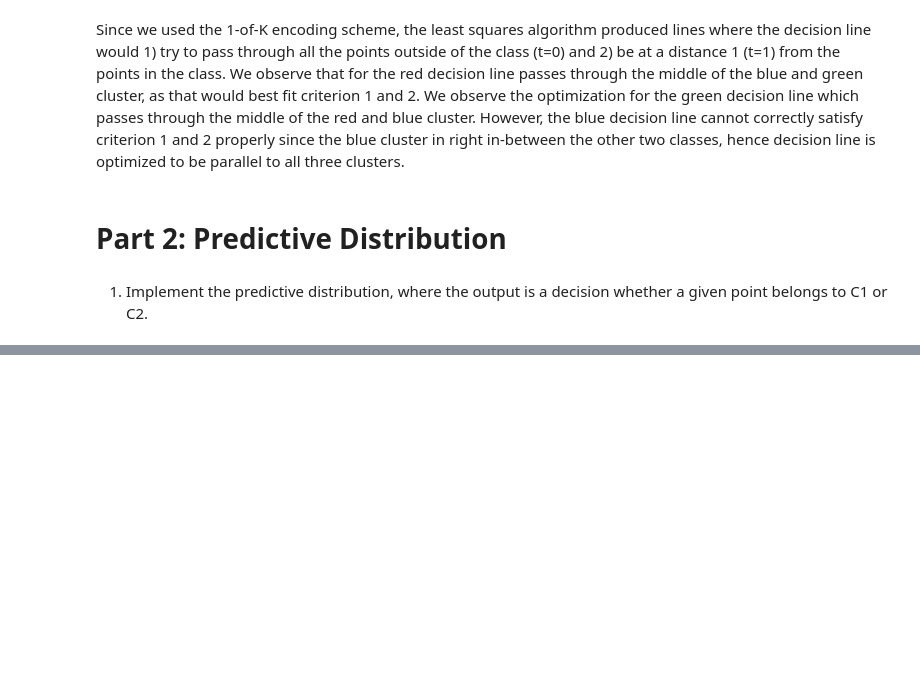
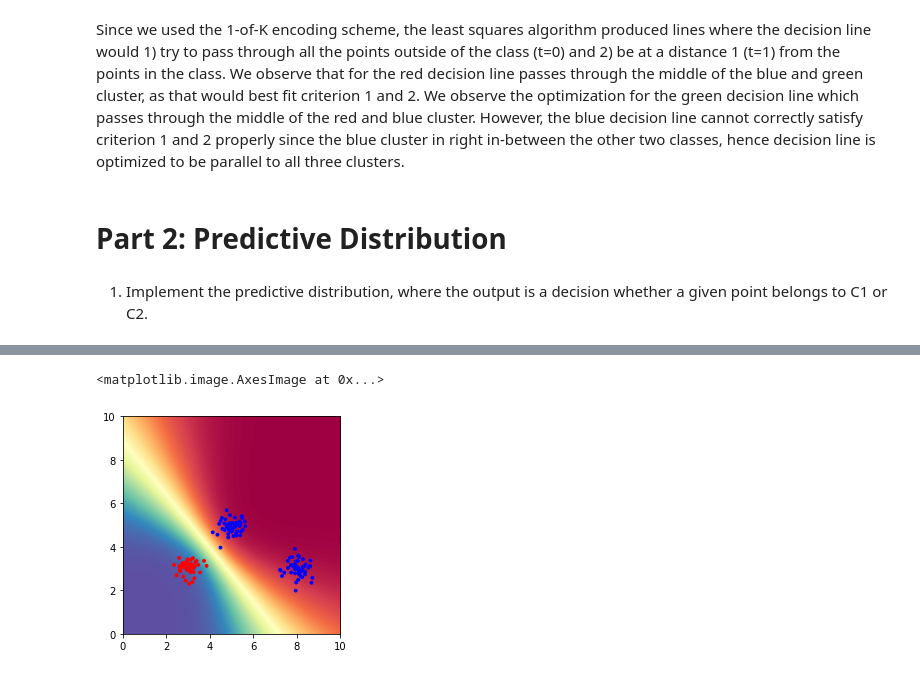
Before and after one commit to kvelon/ysc4216, a Jupyter notebook: assignments/Assignment 5 - Classification with Least Squares and Predictive Distribution.ipynb, the cells around one changed output, grey strips where cells are left out. Cells and saved outputs as stored; diff of their text form; code cells hidden in the pictures; blank space fills up the shorter version.

```diff
--- a/assignments/Assignment 5 - Classification with Least Squares and Predictive Distribution.ipynb
+++ b/assignments/Assignment 5 - Classification with Least Squares and Predictive Distribution.ipynb
@@ -373,0 +421,2 @@ array([0.73105858, 0.88079708, 0.95257413])
+# %%
+w_map, cov_q = get_wmap(X_dummy, tbar, m, S)
@@ -373,0 +442,8 @@ array([0.73105858, 0.88079708, 0.95257413])
+# %%
+# Function to compute predictive distribution
+def get_prob_blue(x, w, cov_q):
+    a_map = w.T * x.T
+    sigma_star = x * cov_q * x.T
+    prob = sigmoid(a_map / np.power(1 + sigma_star*np.pi/8, 1/2))
+
+    return prob
@@ -373,0 +456,9 @@ array([0.73105858, 0.88079708, 0.95257413])
+# %%
+# Prepare values for image
+# X_all = np.matrix([[ for x1 in np.linspace(0, 10, 300) for x2 in np.linspace(0, 10, 300)]])
+# X_all.shape
+
+Z = np.zeros((50, 50))
+for col, x1 in enumerate(np.linspace(0, 10, 50)):
+    for row, x2 in enumerate(np.linspace(0, 10, 50)):
+        Z[row, col] = get_prob_blue(np.matrix([[1, x1, x2]]), w_map, cov_q_v)
@@ -373,0 +481,7 @@ array([0.73105858, 0.88079708, 0.95257413])
+# %%
+plt.scatter(X[:, 0], X[:, 1], marker='o', c=color, s=8)
+plt.imshow(Z, interpolation='bilinear', origin='lower', cmap='Spectral_r',
+           extent=[0,10,0,10])
+# %% [output]
+<matplotlib.image.AxesImage at 0x...>
+[figure, added]
```
Also changed, not shown: parts of 27 cells of this notebook, 1 other file.
